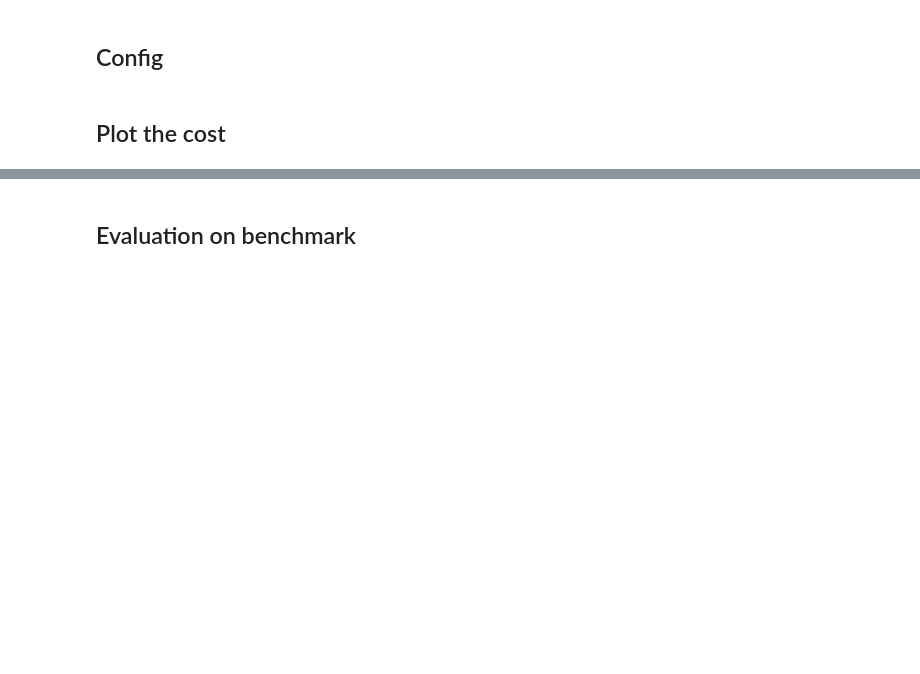
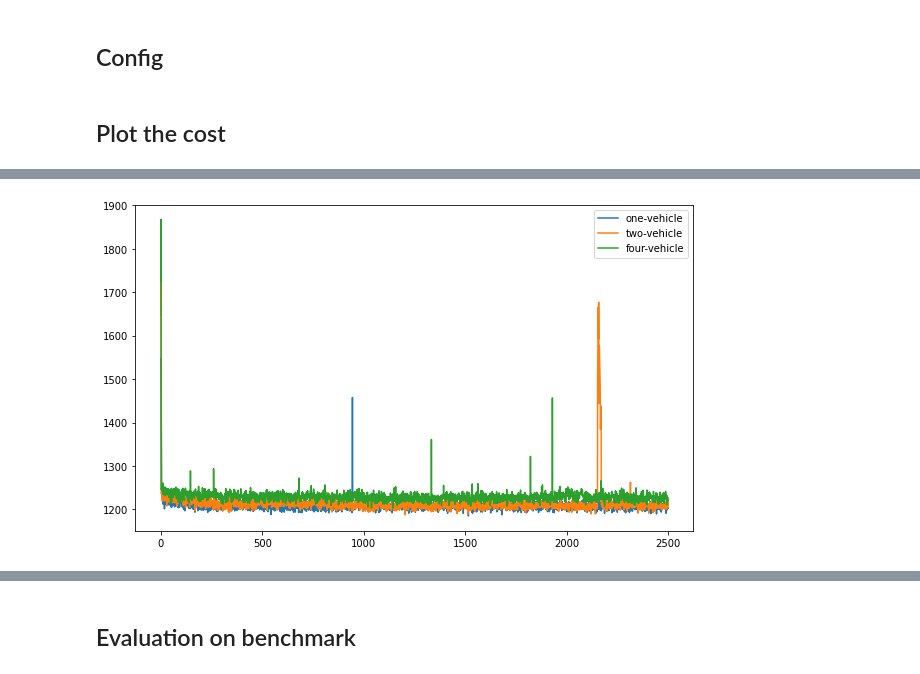
Before and after one commit to amir7697/multi-vehicle_vrp, a Jupyter notebook: evaluation/evaluation.ipynb, the cells around one changed output, grey strips where cells are left out. Saved outputs shown, nothing was run; the diff lists cells and outputs as text; code cells hidden in the pictures; blank space fills up the shorter version.

```diff
--- a/evaluation/evaluation.ipynb
+++ b/evaluation/evaluation.ipynb
@@ -73,0 +67,4 @@ Use eager execution and:
+# %%
+plot_cost(LOG_PATH_LIST, LOG_NAME_LIST, 'avg_distance_cost')
+# %% [output]
+[figure, added]
```
Also changed, not shown: parts of 4 cells of this notebook.
